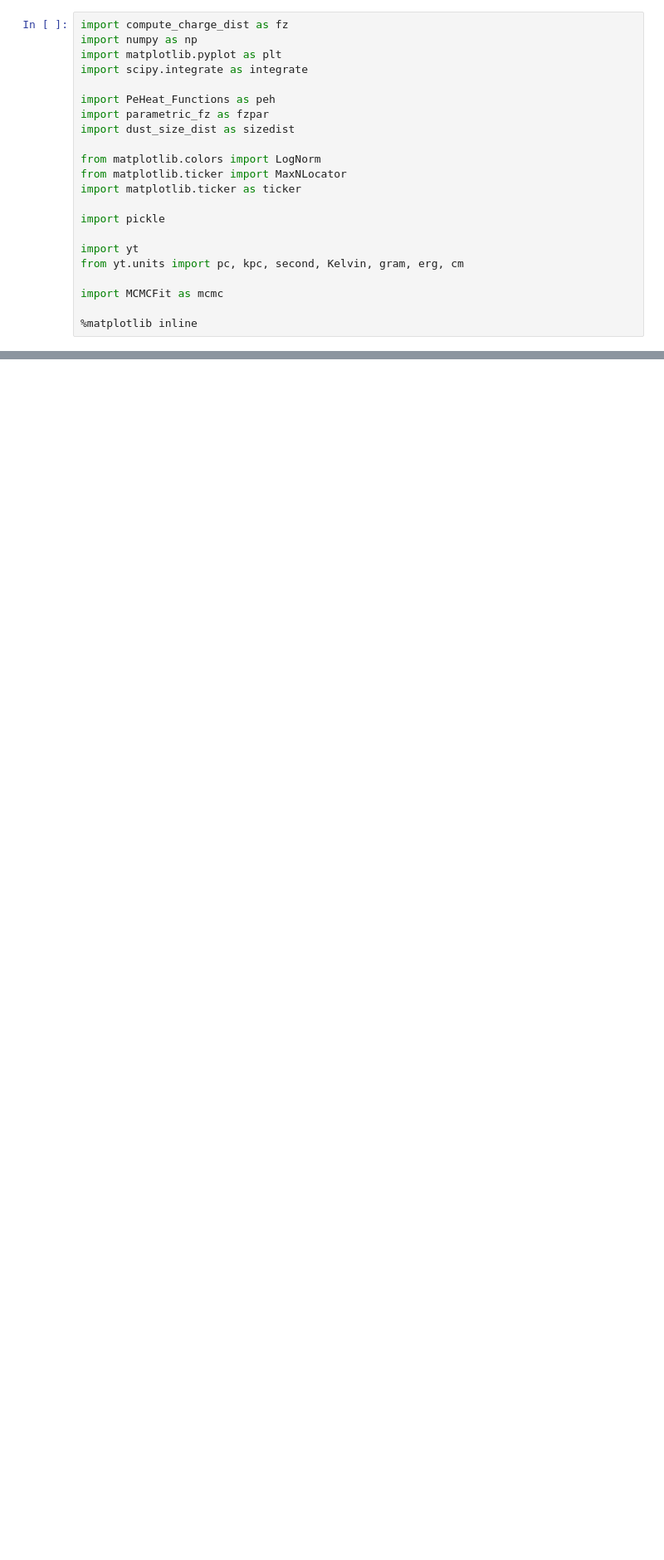
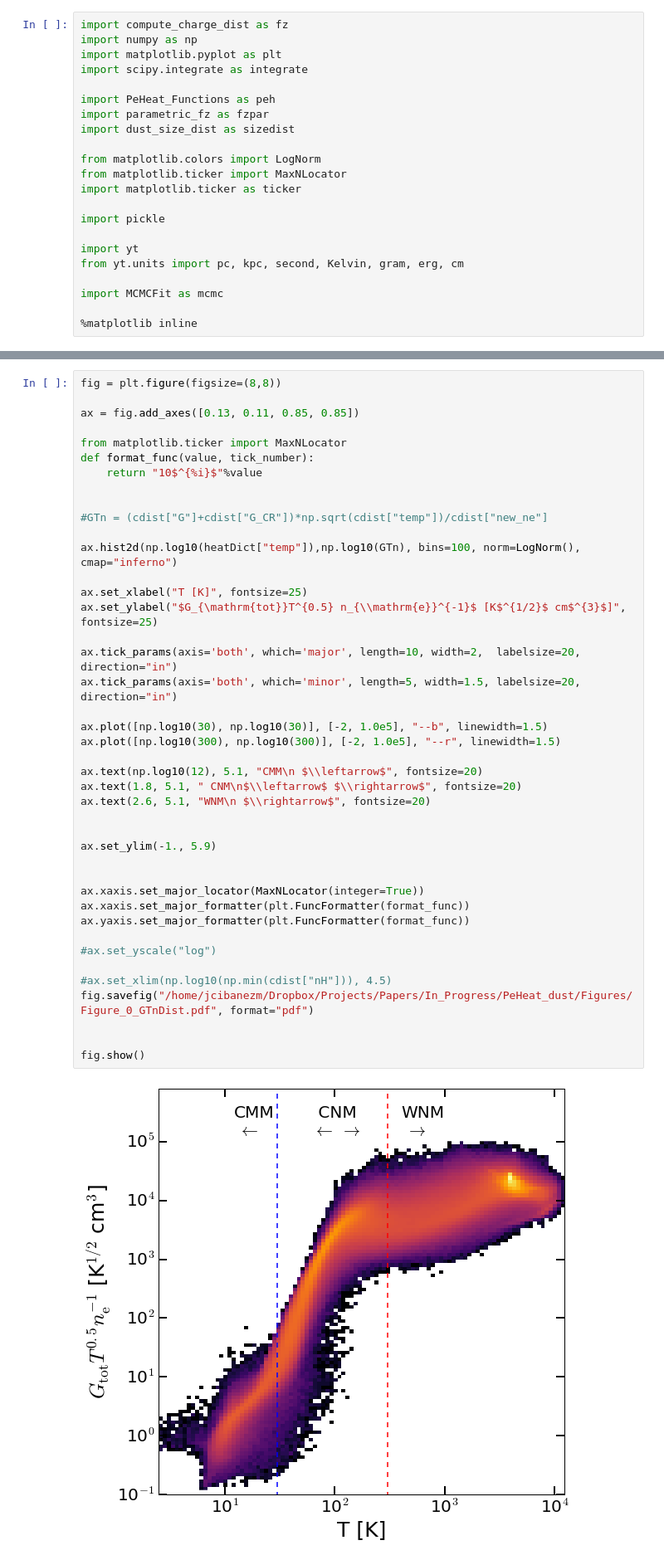
Before and after one commit to jcibanezm/PeHeat_AnalysisScripts, a Jupyter notebook: ReadFile_ParametricHeating.ipynb, the cells around one changed output, grey strips where cells are left out. Shown at 83% size. Drawn from its saved outputs; the diff is of its cells as text; blank space fills up the shorter version.

```diff
--- a/ReadFile_ParametricHeating.ipynb
+++ b/ReadFile_ParametricHeating.ipynb
@@ -214,0 +222,44 @@ fig.show()
+# %%
+fig = plt.figure(figsize=(8,8))
+
+ax = fig.add_axes([0.13, 0.11, 0.85, 0.85])
+
+from matplotlib.ticker import MaxNLocator
+def format_func(value, tick_number):
+    return "10$^{%i}$"%value
+
+
+#GTn = (cdist["G"]+cdist["G_CR"])*np.sqrt(cdist["temp"])/cdist["new_ne"]
+
+ax.hist2d(np.log10(heatDict["temp"]),np.log10(GTn), bins=100, norm=LogNorm(), cmap="inferno")
+
+ax.set_xlabel("T [K]", fontsize=25)
+ax.set_ylabel("$G_{\mathrm{tot}}T^{0.5} n_{\\mathrm{e}}^{-1}$ [K$^{1/2}$ cm$^{3}$]", fontsize=25)
+
+ax.tick_params(axis='both', which='major', length=10, width=2,  labelsize=20, direction="in")
+ax.tick_params(axis='both', which='minor', length=5, width=1.5, labelsize=20, direction="in")
+
+ax.plot([np.log10(30), np.log10(30)], [-2, 1.0e5], "--b", linewidth=1.5)
+ax.plot([np.log10(300), np.log10(300)], [-2, 1.0e5], "--r", linewidth=1.5)
+
+ax.text(np.log10(12), 5.1, "CMM\n $\\leftarrow$", fontsize=20)
+ax.text(1.8, 5.1, " CNM\n$\\leftarrow$ $\\rightarrow$", fontsize=20)
+ax.text(2.6, 5.1, "WNM\n $\\rightarrow$", fontsize=20)
+
+
+ax.set_ylim(-1., 5.9)
+
+
+ax.xaxis.set_major_locator(MaxNLocator(integer=True))
+ax.xaxis.set_major_formatter(plt.FuncFormatter(format_func))
+ax.yaxis.set_major_formatter(plt.FuncFormatter(format_func))
+
+#ax.set_yscale("log")
+
+#ax.set_xlim(np.log10(np.min(cdist["nH"])), 4.5)
+fig.savefig("/home/jcibanezm/Dropbox/Projects/Papers/In_Progress/PeHeat_dust/Figures/Figure_0_GTnDist.pdf", format="pdf")
+
+
+fig.show()
+# %% [output]
+[figure, added]
```
Also changed, not shown: parts of 6 cells of this notebook, 9 other files.
